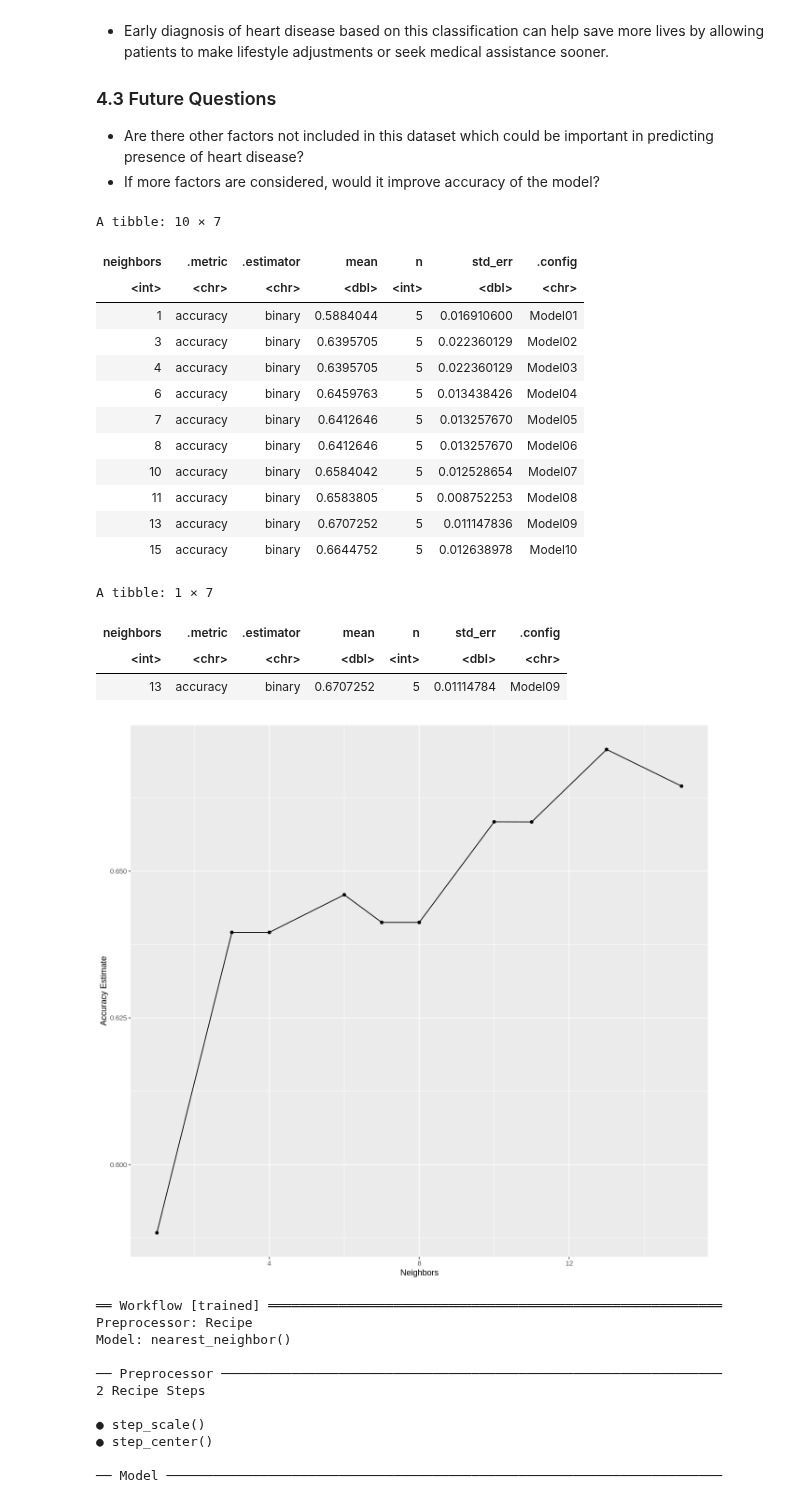
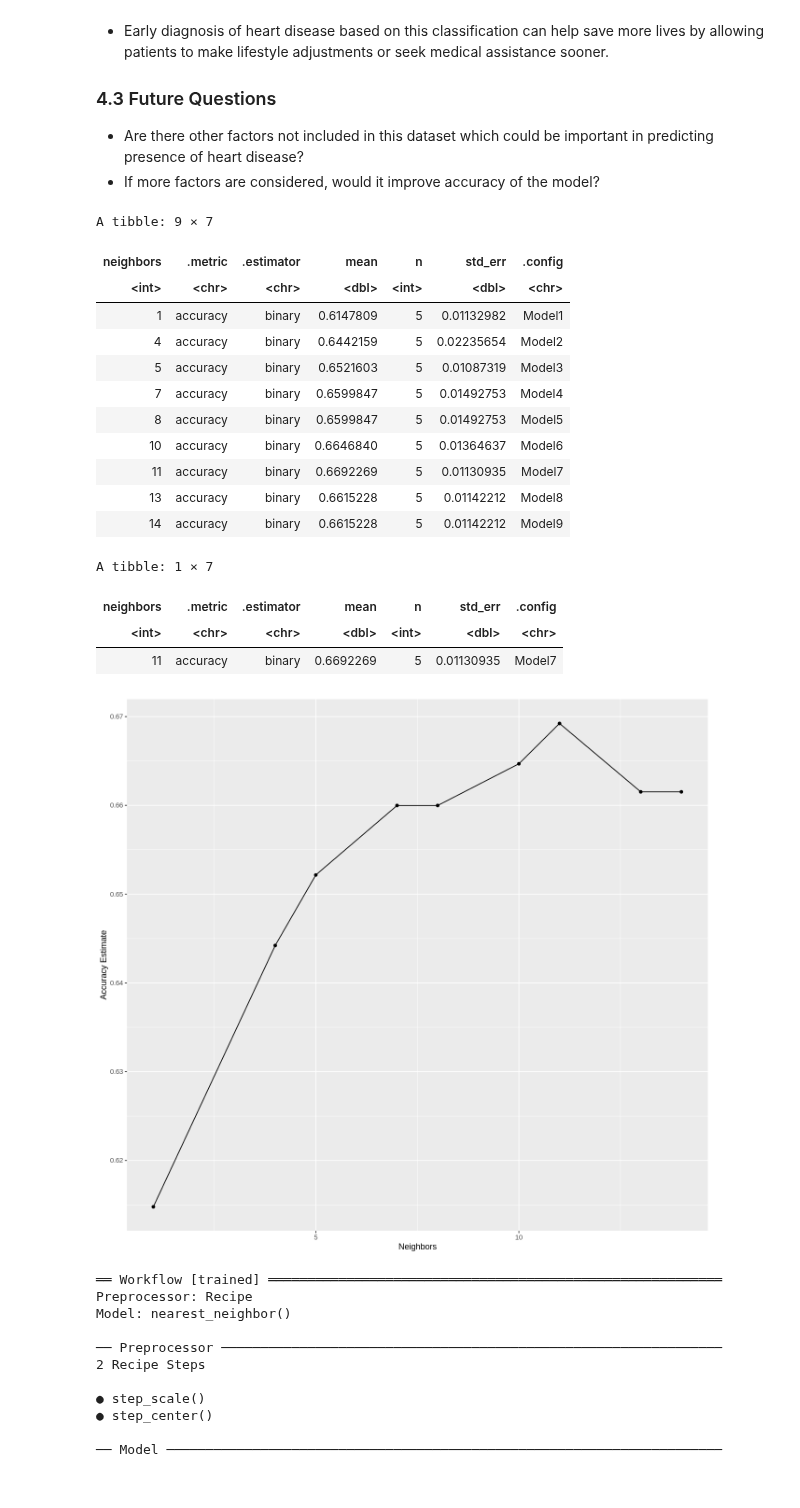
Before and after one commit to tashijain/DSCI100GroupProject, a Jupyter notebook: group_project_proposal.ipynb, the cells around one changed output. Cells and saved outputs as stored; diff of their text form; code cells hidden in the pictures.

```diff
--- a/group_project_proposal.ipynb
+++ b/group_project_proposal.ipynb
@@ -373,50 +373,49 @@ hd_recipe <- recipe(presence_yn ~ age + chol + trestbps, data = heart_disease_da
                         step_scale(all_predictors()) %>%
                         step_center(all_predictors())
 
-hd_vfold <- vfold_cv(heart_disease_data_train, v = 5, strata = presence)
+hd_vfold <- vfold_cv(heart_disease_data_train, v = 5, strata = presence_yn)
 
 knn_results <- workflow() %>%
                  add_recipe(hd_recipe) %>%
                  add_model(knn_spec) %>%
                  tune_grid(resamples = hd_vfold, grid = 10) %>%
                  collect_metrics()
 
 accuracies <- knn_results %>%
                  filter(.metric == "accuracy")
 accuracies
 
 
 cross_val_plot <- ggplot(accuracies, aes(x = neighbors, y = mean)) +
                   geom_point() +
                   geom_line() +
                   labs(x = 'Neighbors', y = 'Accuracy Estimate')
 cross_val_plot
 
 max_accuracy <- accuracies %>%
 filter(mean == max(mean))
 max_accuracy
 
 # A k-value of 13 has the highest accuracy, and changing the k to a nearby value does not greatly increase or decrease the accuracy. The cost of training the model is not prohibitively expensive as well.
 # Therefore, we select k = 13 for our classifier.
 # %% [output]
-A tibble: 10 × 7
+A tibble: 9 × 7
 | neighbors | .metric | .estimator | mean | n | std_err | .config |
 | <int> | <chr> | <chr> | <dbl> | <int> | <dbl> | <chr> |
-| 1 | accuracy | binary | 0.5884044 | 5 | 0.016910600 | Model01 |
-| 3 | accuracy | binary | 0.6395705 | 5 | 0.022360129 | Model02 |
-| 4 | accuracy | binary | 0.6395705 | 5 | 0.022360129 | Model03 |
-| 6 | accuracy | binary | 0.6459763 | 5 | 0.013438426 | Model04 |
-| 7 | accuracy | binary | 0.6412646 | 5 | 0.013257670 | Model05 |
-| 8 | accuracy | binary | 0.6412646 | 5 | 0.013257670 | Model06 |
-| 10 | accuracy | binary | 0.6584042 | 5 | 0.012528654 | Model07 |
-| 11 | accuracy | binary | 0.6583805 | 5 | 0.008752253 | Model08 |
-| 13 | accuracy | binary | 0.6707252 | 5 | 0.011147836 | Model09 |
-| 15 | accuracy | binary | 0.6644752 | 5 | 0.012638978 | Model10 |
+| 1 | accuracy | binary | 0.6147809 | 5 | 0.01132982 | Model1 |
+| 4 | accuracy | binary | 0.6442159 | 5 | 0.02235654 | Model2 |
+| 5 | accuracy | binary | 0.6521603 | 5 | 0.01087319 | Model3 |
+| 7 | accuracy | binary | 0.6599847 | 5 | 0.01492753 | Model4 |
+| 8 | accuracy | binary | 0.6599847 | 5 | 0.01492753 | Model5 |
+| 10 | accuracy | binary | 0.6646840 | 5 | 0.01364637 | Model6 |
+| 11 | accuracy | binary | 0.6692269 | 5 | 0.01130935 | Model7 |
+| 13 | accuracy | binary | 0.6615228 | 5 | 0.01142212 | Model8 |
+| 14 | accuracy | binary | 0.6615228 | 5 | 0.01142212 | Model9 |
 A tibble: 1 × 7
 | neighbors | .metric | .estimator | mean | n | std_err | .config |
 | <int> | <chr> | <chr> | <dbl> | <int> | <dbl> | <chr> |
-| 13 | accuracy | binary | 0.6707252 | 5 | 0.01114784 | Model09 |
+| 11 | accuracy | binary | 0.6692269 | 5 | 0.01130935 | Model7 |
-[figure, old version]
+[figure, new version]
 # %%
 knn_spec2 <- nearest_neighbor(weight_func = "rectangular", neighbors = 13) %>%
   set_engine("kknn") %>%
```
